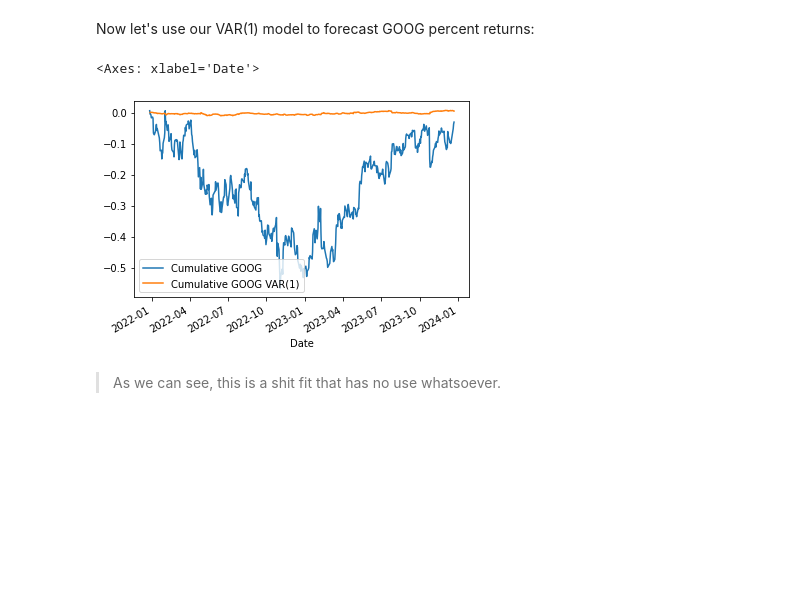
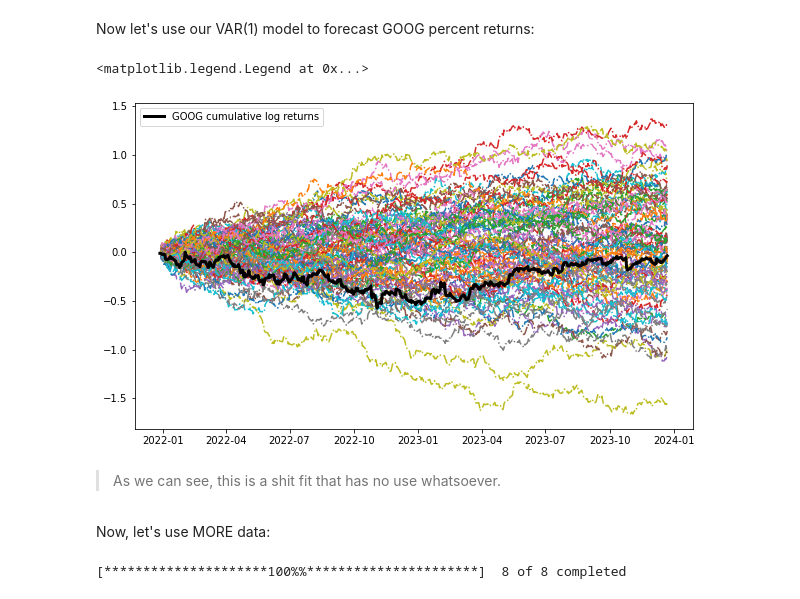
Before and after one commit to adevrent/wqu_mscfe, a Jupyter notebook: Financial Econometrics/M6/BTCH_ETH_var2model.ipynb, the cells around one changed output. Drawn from its saved outputs; the diff is of its cells as text; code cells hidden in the pictures; blank space fills up the shorter version.

```diff
--- a/Financial Econometrics/M6/BTCH_ETH_var2model.ipynb
+++ b/Financial Econometrics/M6/BTCH_ETH_var2model.ipynb
@@ -200,12 +200,38 @@ coef_df_var1
 # %% [markdown]
 Now let's use our VAR(1) model to forecast GOOG percent returns:
 # %%
-log_df["GOOG VAR(1)"] = log_df["AMZN"].shift(1) * coef_df_var1.iloc[1, 0] + log_df["GOOG"].shift(1) * coef_df_var1.iloc[1, 1] + log_df["MSFT"].shift(1) * coef_df_var1.iloc[1, 2] + log_df["NVDA"].shift(1) * coef_df_var1.iloc[1, 3]
+
+size = 100
+for i in range(size):
+    log_df[f"GOOG VAR(1)_{i}"] = log_df["AMZN"].shift(1) * coef_df_var1.iloc[1, 0] + log_df["GOOG"].shift(1) * coef_df_var1.iloc[1, 1] + log_df["MSFT"].shift(1) * coef_df_var1.iloc[1, 2] + log_df["NVDA"].shift(1) * coef_df_var1.iloc[1, 3] + np.random.normal(0, log_df.loc[:, ["GOOG"]].std(), len(log_df.loc[:, ["GOOG"]]))
+    log_df[f"Cumulative GOOG VAR(1)_{i}"] = log_df[f"GOOG VAR(1)_{i}"].cumsum()
 log_df["Cumulative GOOG"] = log_df["GOOG"].cumsum()
-log_df["Cumulative GOOG VAR(1)"] = log_df["GOOG VAR(1)"].cumsum()
-log_df.iloc[:, -2:].plot()
+# log_df["Cumulative GOOG VAR(1)"] = log_df["GOOG VAR(1)"].cumsum()
+fig, ax = plt.subplots(figsize=(10, 6))
+for i in range(size):
+    ax.plot(log_df.index, log_df[f"Cumulative GOOG VAR(1)_{i}"], linestyle="-.")
+ax.plot(log_df.index, log_df["Cumulative GOOG"], linestyle="-", linewidth=3, label="GOOG cumulative log returns", color="black")
+ax.legend()
 # %% [output]
-<Axes: xlabel='Date'>
+<matplotlib.legend.Legend at 0x...>
-[figure, old version]
+[figure, new version]
 # %% [markdown]
 > As we can see, this is a shit fit that has no use whatsoever.
+# %% [markdown]
+Now, let's use MORE data:
+# %%
+import matplotlib.pyplot as plt
+import numpy as np
+import pandas as pd
+from arch.unitroot import ADF
+from statsmodels.tsa.api import VAR
+import yfinance as yf
+import datetime
+
+# Download last 2 years of data for google, microsoft, amazon and nvidia
+end = datetime.datetime.today()
+timedelta = datetime.timedelta(days=2 * 365)  # Get 2 years of data
+start = end - timedelta
+df = yf.download(["GOOG", "MSFT", "AMZN", "NVDA", "AAPL", "META", "TSLA", "HSBC"], start, end)["Adj Close"]
+# %% [output]
+[*********************100%%**********************]  8 of 8 completed
```
Also changed, not shown: parts of 20 cells of this notebook.
